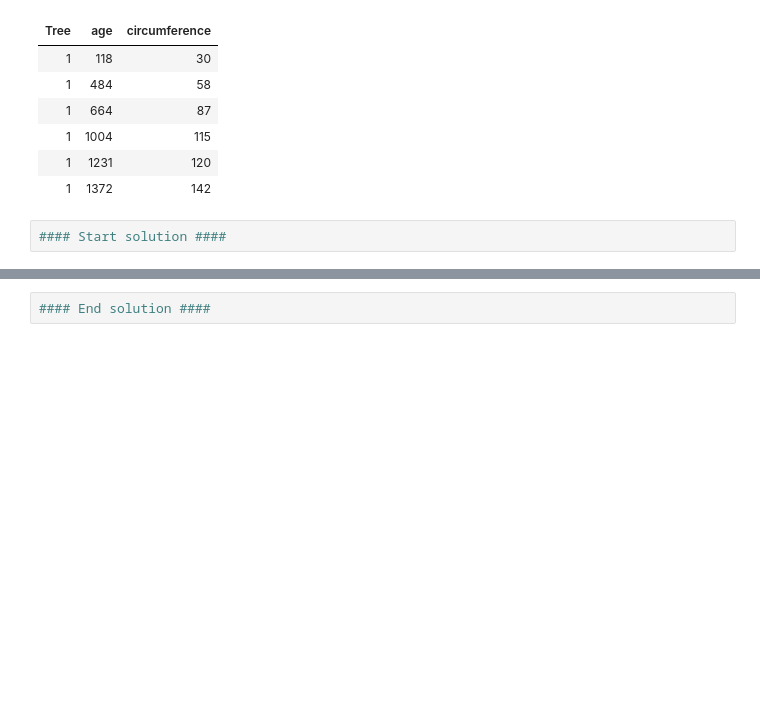
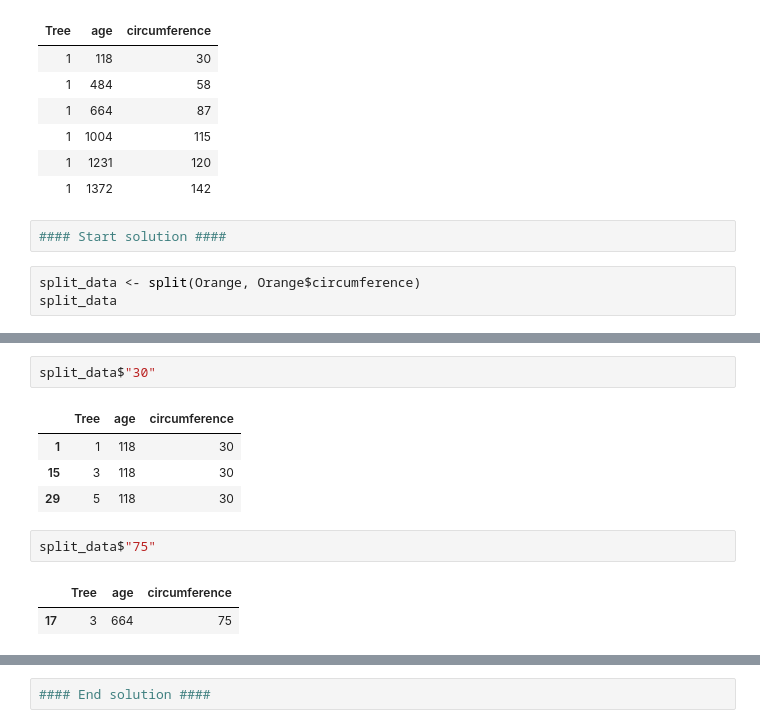
Before and after one commit to Zulaikha-noor/R_Programming, a Jupyter notebook: Introduction to R.ipynb, the cells around one changed output, grey strips where cells are left out. Saved outputs shown, nothing was run; the diff lists cells and outputs as text; blank space fills up the shorter version.

```diff
--- a/Introduction to R.ipynb
+++ b/Introduction to R.ipynb
@@ -210,3 +578,6 @@ head(Orange)
 | 1 | 1372 | 142 |
 # %%
 #### Start solution ####
+# %%
+split_data <- split(Orange, Orange$circumference)
+split_data
@@ -212,0 +602,12 @@ head(Orange)
+# %%
+split_data$"30"
+# %% [output]
+|  | Tree | age | circumference |
+| 1 | 1 | 118 | 30 |
+| 15 | 3 | 118 | 30 |
+| 29 | 5 | 118 | 30 |
+# %%
+split_data$"75"
+# %% [output]
+|  | Tree | age | circumference |
+| 17 | 3 | 664 | 75 |
```
Also changed, not shown: parts of 43 cells of this notebook.
